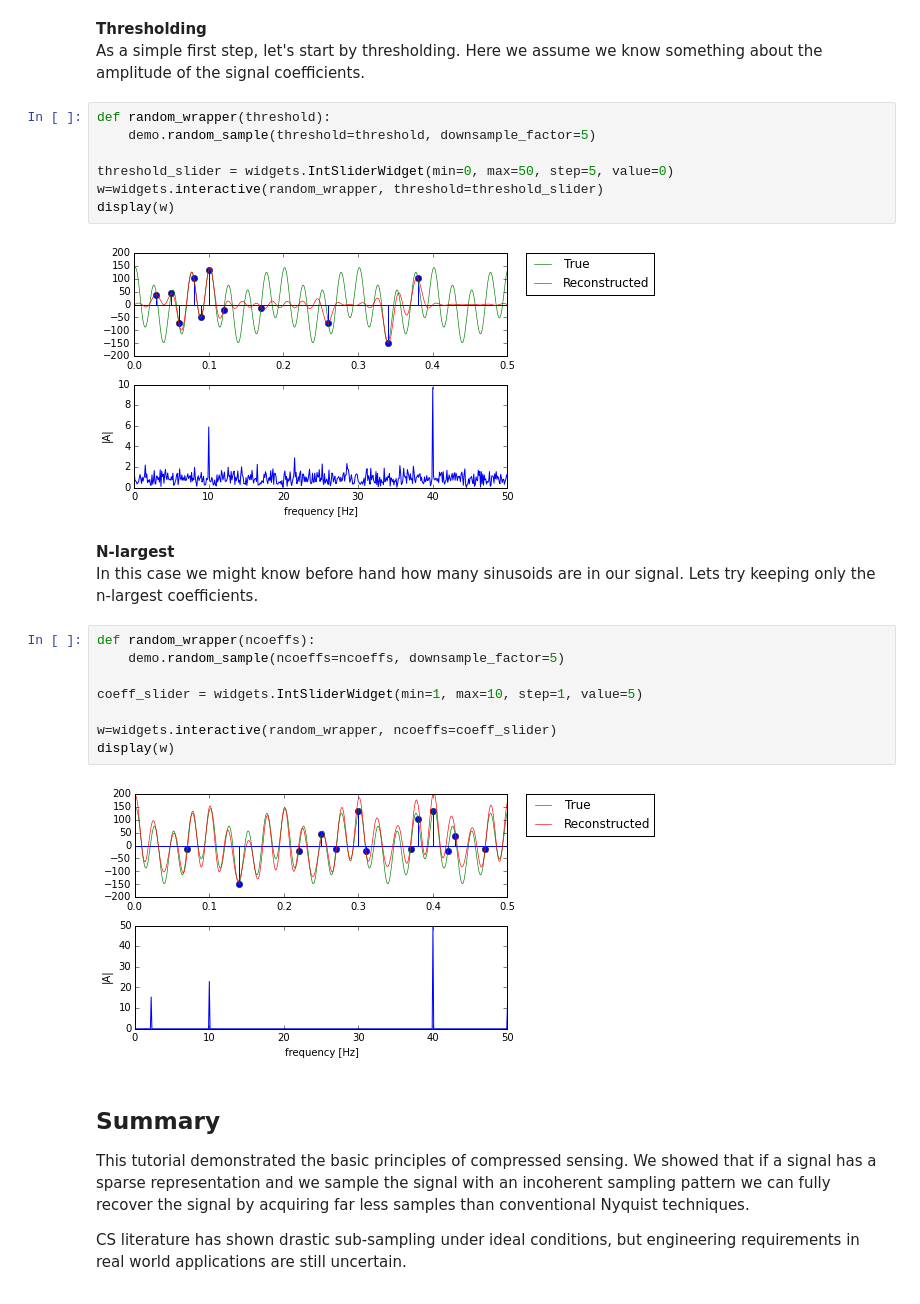
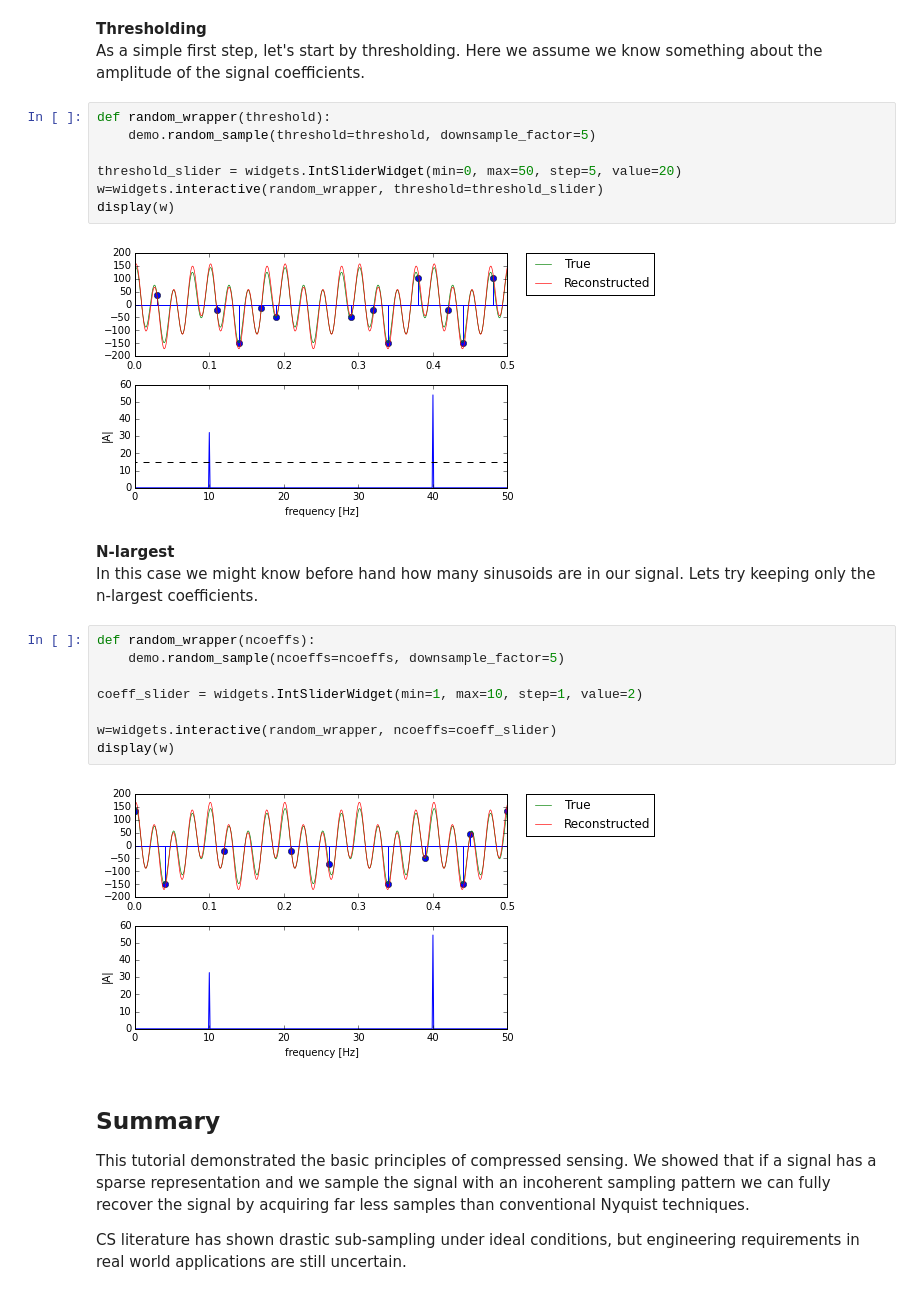
Before and after one commit to kwinkunks/leadingEdge, a Jupyter notebook: compressed.ipynb, the cells around one changed output. Drawn from its saved outputs; the diff is of its cells as text.

```diff
--- a/compressed.ipynb
+++ b/compressed.ipynb
@@ -112,12 +112,12 @@ As a simple first step, let's start by thresholding. Here we assume we know some
 # %%
 def random_wrapper(threshold):
     demo.random_sample(threshold=threshold, downsample_factor=5)
 
-threshold_slider = widgets.IntSliderWidget(min=0, max=50, step=5, value=0)
+threshold_slider = widgets.IntSliderWidget(min=0, max=50, step=5, value=20)
 w=widgets.interactive(random_wrapper, threshold=threshold_slider)
 display(w)
 # %% [output]
-[figure, old version]
+[figure, new version]
 # %% [markdown]
 <b>
 N-largest
@@ -127,12 +127,12 @@ N-largest
 def random_wrapper(ncoeffs):
     demo.random_sample(ncoeffs=ncoeffs, downsample_factor=5)
 
-coeff_slider = widgets.IntSliderWidget(min=1, max=10, step=1, value=5)
+coeff_slider = widgets.IntSliderWidget(min=1, max=10, step=1, value=2)
 
 w=widgets.interactive(random_wrapper, ncoeffs=coeff_slider)
 display(w)
 # %% [output]
-[figure, old version]
+[figure, new version]
 # %% [markdown]
 <h2>
 Summary
```
Also changed, not shown: parts of 2 cells of this notebook.
